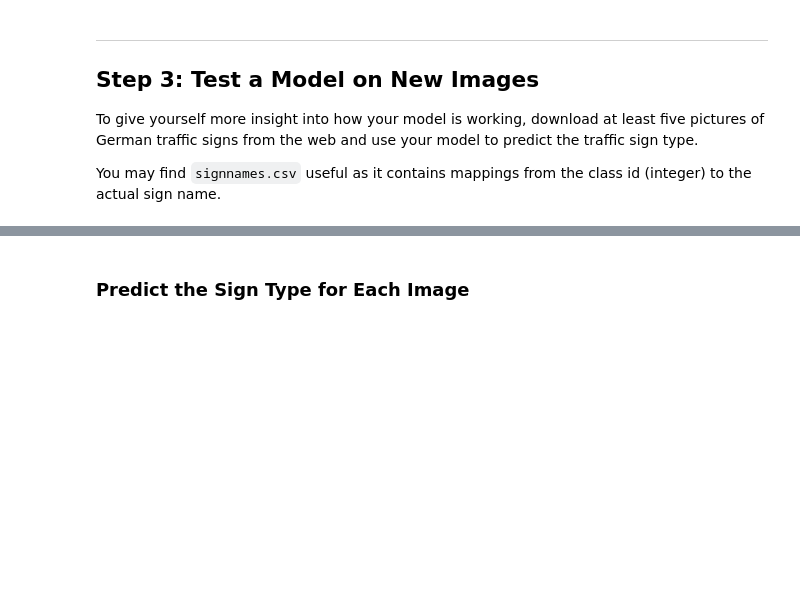
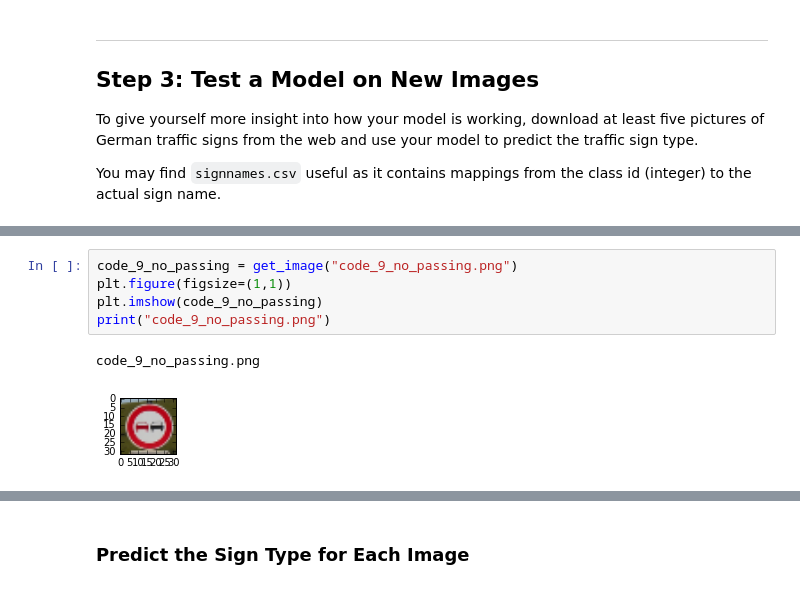
Before and after one commit to bogdan-marian/CarND-Traffic-Sign-Classifier-Project, a Jupyter notebook: Traffic_Sign_Classifier.ipynb, the cells around one changed output, grey strips where cells are left out. Saved outputs shown, nothing was run; the diff lists cells and outputs as text; blank space fills up the shorter version.

```diff
--- a/Traffic_Sign_Classifier.ipynb
+++ b/Traffic_Sign_Classifier.ipynb
@@ -354,0 +370,8 @@ with tf.Session() as sess:
+# %%
+code_9_no_passing = get_image("code_9_no_passing.png")
+plt.figure(figsize=(1,1))
+plt.imshow(code_9_no_passing)
+print("code_9_no_passing.png")
+# %% [output]
+code_9_no_passing.png
+[figure, added]
```
Also changed, not shown: parts of 15 cells of this notebook, 9 other files.
